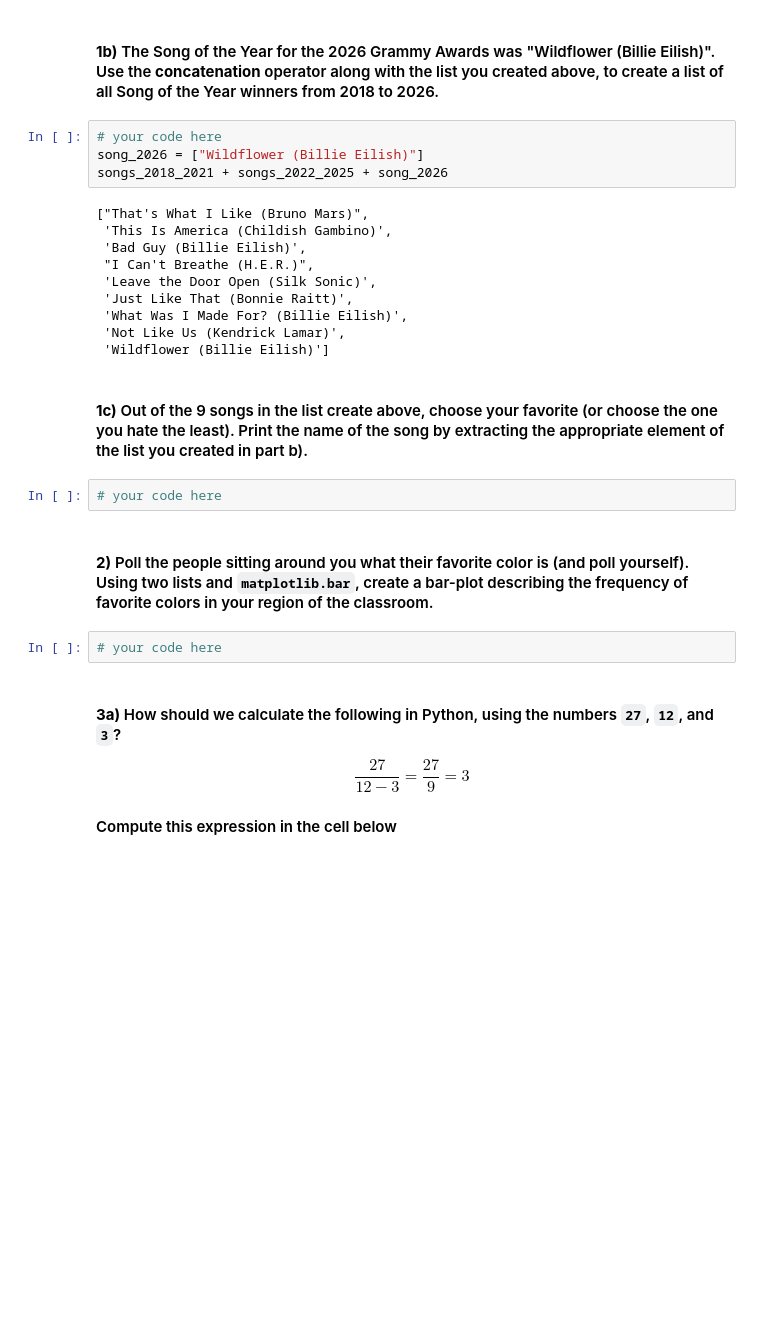
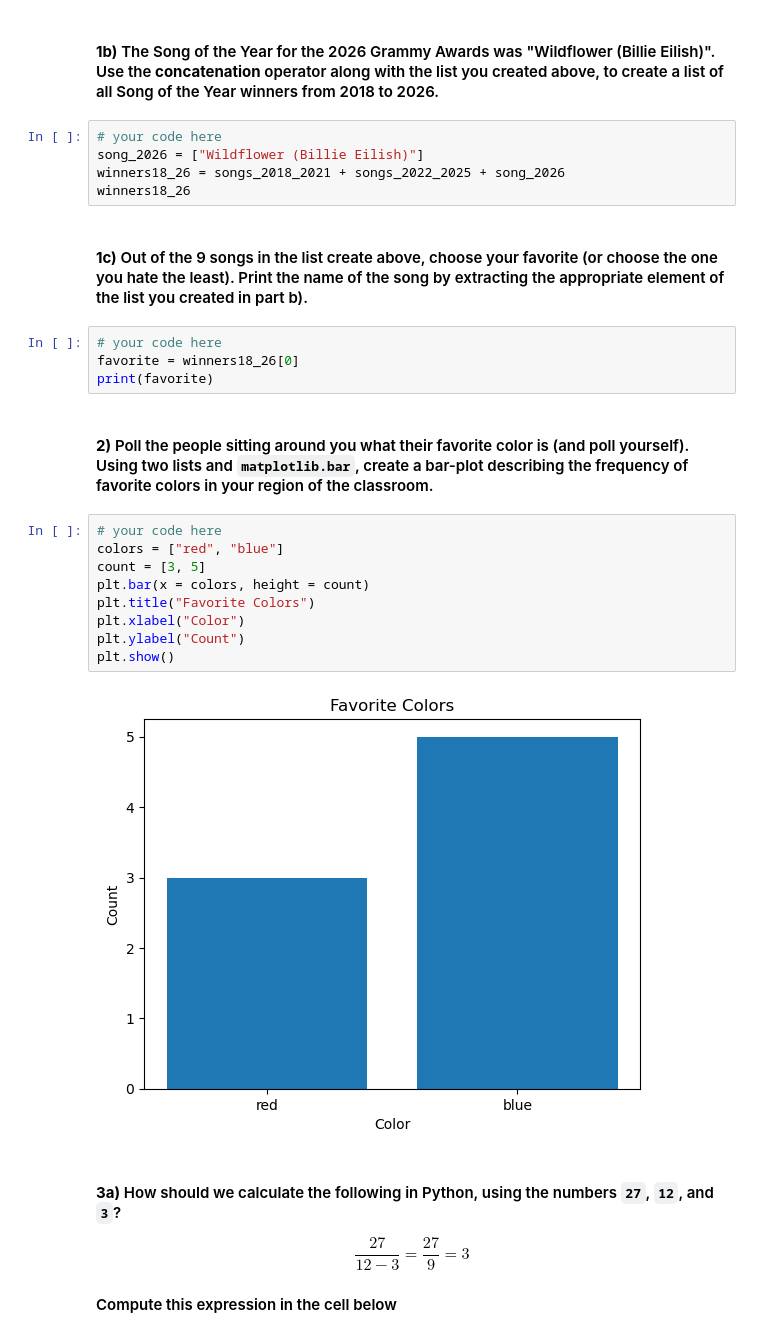
Before and after one commit to krisson381/datasci151spring2026, a Jupyter notebook: lecture_06/lecture_06 copy.ipynb, the cells around one changed output. Drawn from its saved outputs; the diff is of its cells as text; blank space fills up the shorter version.

```diff
--- a/lecture_06/lecture_06 copy.ipynb
+++ b/lecture_06/lecture_06 copy.ipynb
@@ -513,25 +412,27 @@ songs_2018_2021 + songs_2022_2025
 # %%
 # your code here
 song_2026 = ["Wildflower (Billie Eilish)"]
-songs_2018_2021 + songs_2022_2025 + song_2026
+winners18_26 = songs_2018_2021 + songs_2022_2025 + song_2026
+winners18_26
-# %% [output]
-["That's What I Like (Bruno Mars)",
- 'This Is America (Childish Gambino)',
- 'Bad Guy (Billie Eilish)',
- "I Can't Breathe (H.E.R.)",
- 'Leave the Door Open (Silk Sonic)',
- 'Just Like That (Bonnie Raitt)',
- 'What Was I Made For? (Billie Eilish)',
- 'Not Like Us (Kendrick Lamar)',
- 'Wildflower (Billie Eilish)']
 # %% [markdown]
 #### **1c)** Out of the 9 songs in the list create above, choose your favorite (or choose the one you hate the least). Print the name of the song by extracting the appropriate element of the list you created in part b).
 # %%
 # your code here
+favorite = winners18_26[0]
+print(favorite)
 # %% [markdown]
 #### **2)** Poll the people sitting around you what their favorite color is (and poll yourself). Using two lists and `matplotlib.bar`, create a bar-plot describing the frequency of favorite colors in your region of the classroom.
 # %%
 # your code here
+colors = ["red", "blue"]
+count = [3, 5]
+plt.bar(x = colors, height = count)
+plt.title("Favorite Colors")
+plt.xlabel("Color")
+plt.ylabel("Count")
+plt.show()
+# %% [output]
+[figure, added]
 # %% [markdown]
 #### **3a)** How should we calculate the following in Python, using the numbers `27`, `12`, and `3`?
 
```
Also changed, not shown: parts of 33 cells of this notebook.
